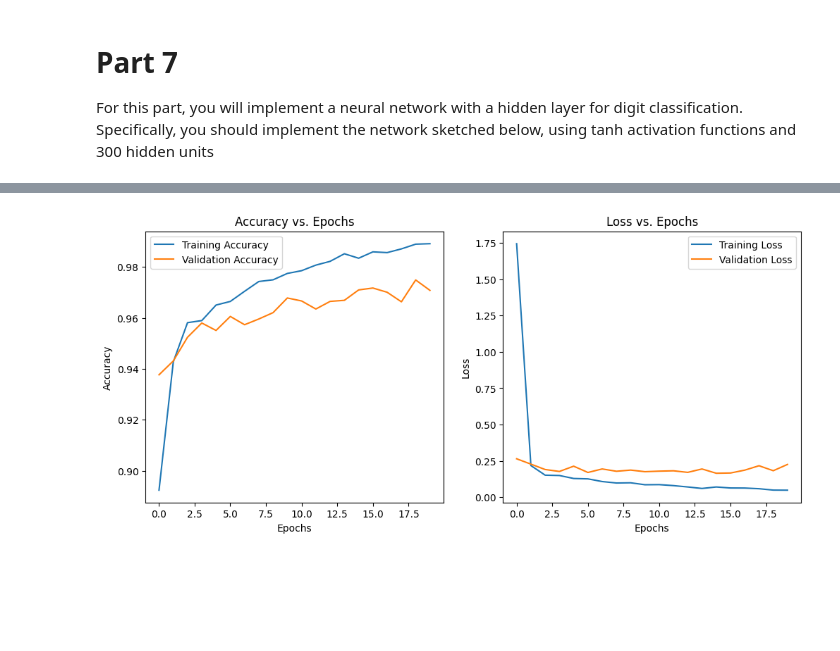
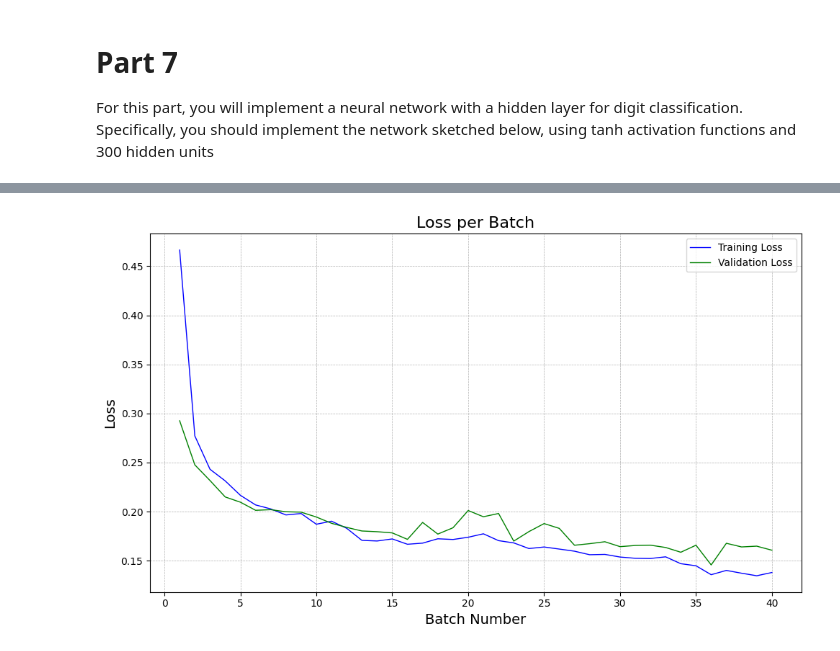
Before and after one commit to aipyth/digit_recognition, a Jupyter notebook: project.ipynb, the cells around one changed output, grey strips where cells are left out. Drawn from its saved outputs; the diff is of its cells as text; code cells hidden in the pictures; blank space fills up the shorter version.

```diff
--- a/project.ipynb
+++ b/project.ipynb
@@ -594,6 +601,6 @@ from keras.datasets import mnist
 
 (x_train, y_train), (x_test, y_test) = mnist.load_data()
 # %%
-model.fit(x_train, y_train, batch_size=50, epochs=40, validation_split=0.2)
+history = model.fit(x_train, y_train, batch_size=50, epochs=40, validation_split=0.2)
 # %% [output]
 Epoch 1/40
@@ -691,25 +632,19 @@ Test Accuracy: 0.9704999923706055
-# %%
-# Plot the learning curves
-plt.figure(figsize=(12, 5))
-
-# Plot training and validation accuracy
-plt.subplot(1, 2, 1)
-plt.plot(history.history['accuracy'], label='Training Accuracy')
-plt.plot(history.history['val_accuracy'], label='Validation Accuracy')
-plt.title('Accuracy vs. Epochs')
-plt.xlabel('Epochs')
-plt.ylabel('Accuracy')
-plt.legend()
-
-# Plot training and validation loss
-plt.subplot(1, 2, 2)
-plt.plot(history.history['loss'], label='Training Loss')
-plt.plot(history.history['val_loss'], label='Validation Loss')
-plt.title('Loss vs. Epochs')
-plt.xlabel('Epochs')
-plt.ylabel('Loss')
-plt.legend()
-
-plt.show()
-# %% [output]
-[figure, removed]
+# %%
+fig, ax = plt.subplots(figsize=(10, 6))
+
+ax.plot(np.arange(len(history.history['loss'])) + 1, history.history['loss'], label='Training Loss', color='blue', linestyle='-', linewidth=1)
+ax.plot(np.arange(len(history.history['val_loss'])) + 1, history.history['val_loss'], label='Validation Loss', color='green', linestyle='-', linewidth=1)
+
+
+ax.set_title('Loss per Batch', fontsize=16)
+ax.set_xlabel('Batch Number', fontsize=14)
+ax.set_ylabel('Loss', fontsize=14)
+
+ax.grid(True, which='both', linestyle='--', linewidth=0.5)
+
+ax.legend(loc='upper right')
+
+plt.tight_layout()
+plt.show()
+# %% [output]
+[figure, added]
```
Also changed, not shown: parts of 15 cells of this notebook, 10 other files.
